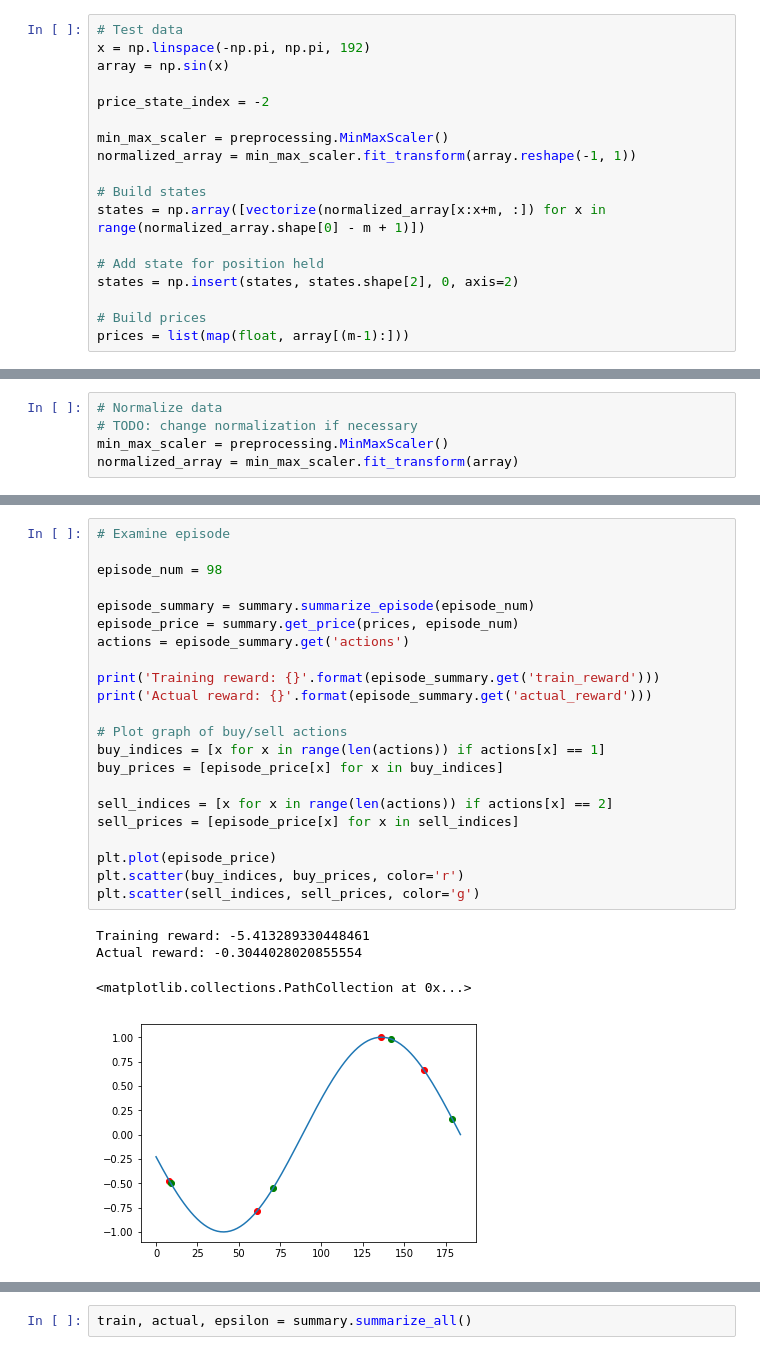
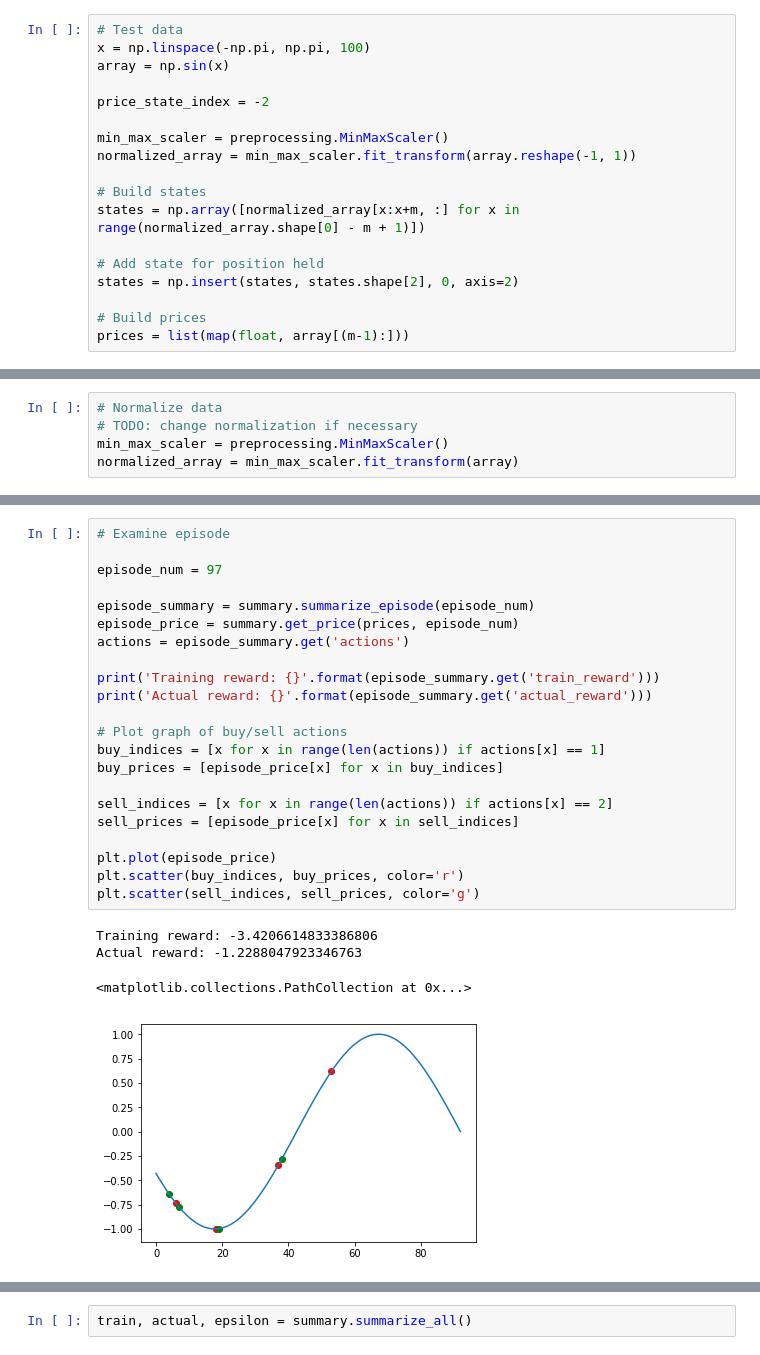
Before and after one commit to bolu-atx/crocket, a Jupyter notebook: algorithms/develop_ml_algorithm.ipynb, the cells around one changed output, grey strips where cells are left out. Cells and saved outputs as stored; diff of their text form.

```diff
--- a/algorithms/develop_ml_algorithm.ipynb
+++ b/algorithms/develop_ml_algorithm.ipynb
@@ -427,7 +476,7 @@ n = 15
 m = 8
 # %%
 # Test data
-x = np.linspace(-np.pi, np.pi, 192)
+x = np.linspace(-np.pi, np.pi, 100)
 array = np.sin(x)
 
 price_state_index = -2
@@ -436,7 +485,7 @@ min_max_scaler = preprocessing.MinMaxScaler()
 normalized_array = min_max_scaler.fit_transform(array.reshape(-1, 1))
 
 # Build states
-states = np.array([vectorize(normalized_array[x:x+m, :]) for x in range(normalized_array.shape[0] - m + 1)])
+states = np.array([normalized_array[x:x+m, :] for x in range(normalized_array.shape[0] - m + 1)])
 
 # Add state for position held
 states = np.insert(states, states.shape[2], 0, axis=2)
@@ -567,29 +611,29 @@ Epoch 1/1
 # %%
 # Examine episode
 
-episode_num = 98
+episode_num = 97
 
 episode_summary = summary.summarize_episode(episode_num)
 episode_price = summary.get_price(prices, episode_num)
 actions = episode_summary.get('actions')
 
 print('Training reward: {}'.format(episode_summary.get('train_reward')))
 print('Actual reward: {}'.format(episode_summary.get('actual_reward')))
 
 # Plot graph of buy/sell actions
 buy_indices = [x for x in range(len(actions)) if actions[x] == 1]
 buy_prices = [episode_price[x] for x in buy_indices]
 
 sell_indices = [x for x in range(len(actions)) if actions[x] == 2]
 sell_prices = [episode_price[x] for x in sell_indices]
 
 plt.plot(episode_price)
 plt.scatter(buy_indices, buy_prices, color='r')
 plt.scatter(sell_indices, sell_prices, color='g')
 # %% [output]
-Training reward: -5.413289330448461
-Actual reward: -0.3044028020855554
+Training reward: -3.4206614833386806
+Actual reward: -1.2288047923346763
 <matplotlib.collections.PathCollection at 0x...>
-[figure, old version]
+[figure, new version]
 # %%
 agent.replay_memory.rewards
```
Also changed, not shown: parts of 17 cells of this notebook.
